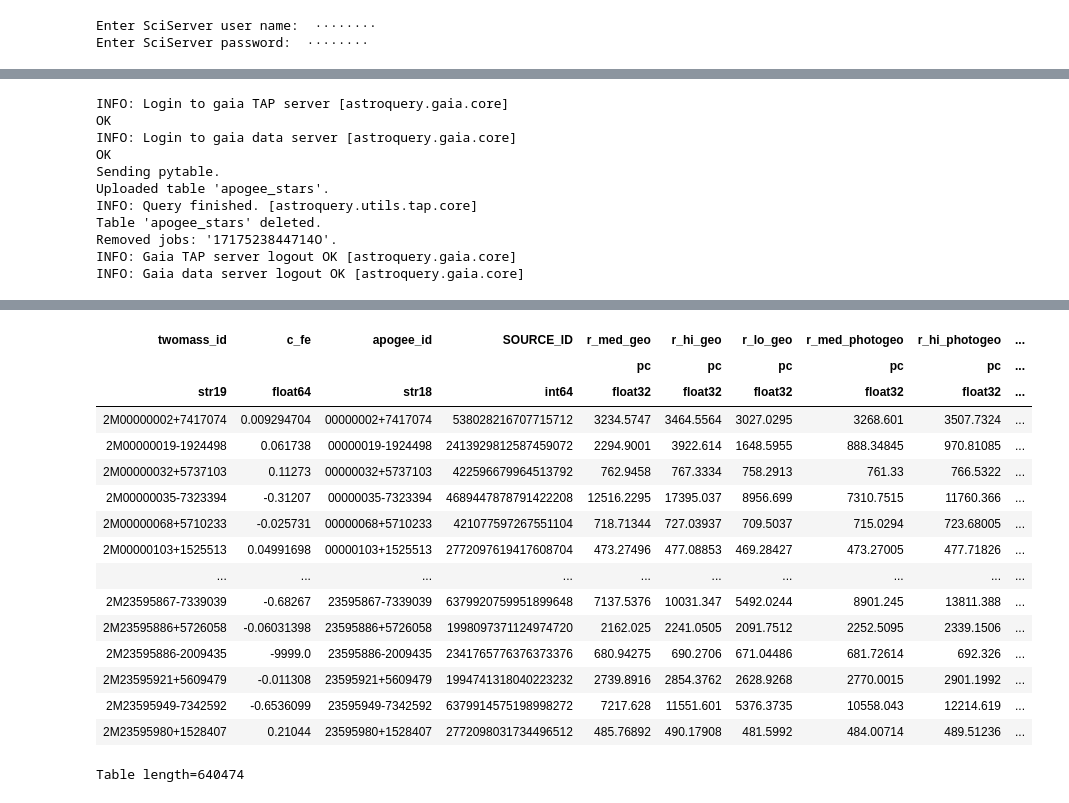
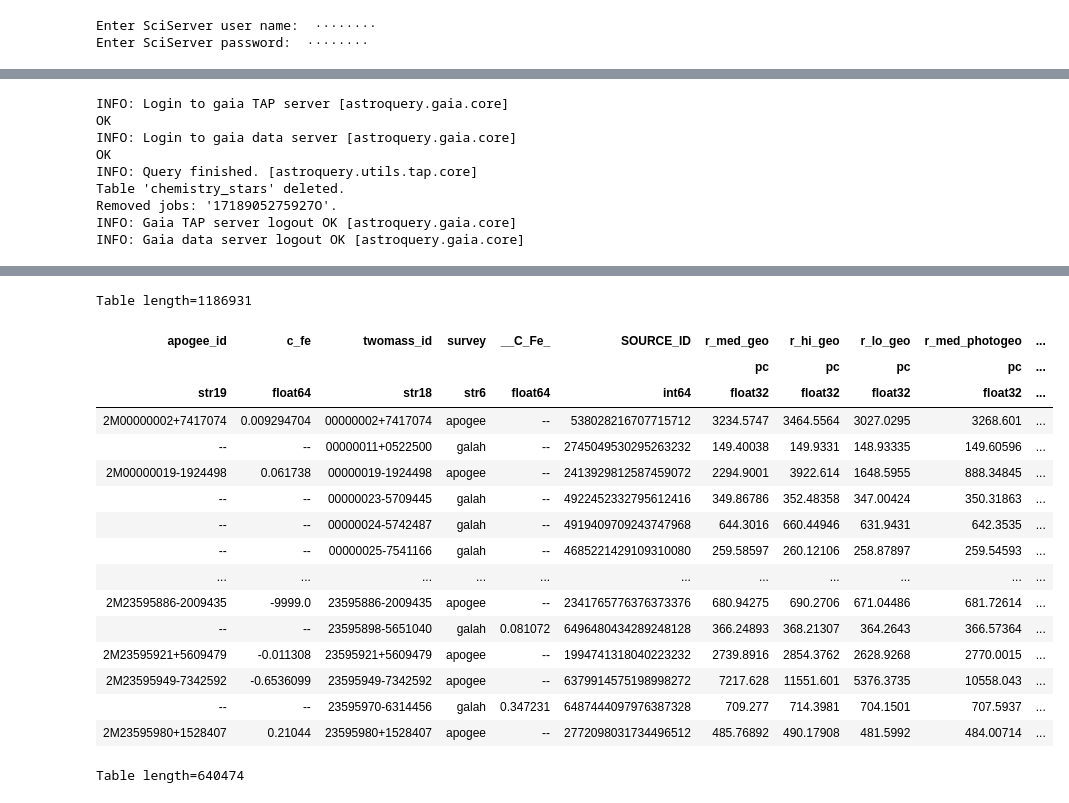
Before and after one commit to brianpatrick/os_gaia_module, a Jupyter notebook: src/chemistry/chemistry.ipynb, the cells around one changed output, grey strips where cells are left out. Drawn from its saved outputs; the diff is of its cells as text; code cells hidden in the pictures.

Commit message:
added chemistry and solar analogues notebooks

```diff
--- a/src/chemistry/chemistry.ipynb
+++ b/src/chemistry/chemistry.ipynb
@@ -120,0 +125,5 @@ Table length=733901
+# %%
+#retrieve the GALAH DR3 dataset from Vizier
+#reading in the catalogue
+catalog = Vizier(catalog='J/MNRAS/506/150/stars', columns=['**'], row_limit=-1).query_constraints()
+catalog[0]
@@ -120,0 +148,7 @@ Table length=733901
+# %%
+#choosing our GALAH columns
+#we take the 2MASS id and any chemistry data we want
+galah = catalog[0][['_2MASS', '__C_Fe_']]
+galah.rename_column('_2MASS', 'twomass_id')
+
+galah['survey'] = ['galah']*len(galah)
@@ -121,3 +157,5 @@ Table length=733901
+# %%
+data = vstack([apogee, galah])
 # %%
 #Query Gaia ESA ADQL server using apogee_ids to match to Gaia stars and obtain proper motion to calculate uvw as well as photometric data
 
@@ -128,28 +166,28 @@ Gaia.login(credentials_file='../common/gaia_credentials.txt')
 file = open('../common/gaia_credentials.txt', 'r')
 username = file.readline().strip()
 
-#Upload table (table name will be forced to lowercase)
-job = Gaia.upload_table(upload_resource=data[['apogee_id']], table_name="apogee_stars", format="csv")
+# #Upload table (table name will be forced to lowercase)
+# job = Gaia.upload_table(upload_resource=data[['twomass_id']], table_name="chemistry_stars", format="csv")
 
 #Query Gaia DR3 source for parallaxes
 #Potentially want Bailer Jones distances pending figuring out the parallax error issue
-job = Gaia.launch_job_async("select a.apogee_id, "
+job = Gaia.launch_job_async("select a.twomass_id, "
                             "gaia_match.source_id, "
                             "bj.r_med_geo, bj.r_hi_geo, bj.r_lo_geo, bj.r_med_photogeo, bj.r_hi_photogeo, bj.r_lo_photogeo, "
                             "c.ra, c.dec, c.pmra, c.pmdec, c.radial_velocity, c.phot_g_mean_mag, c.bp_g, c.teff_gspphot "
-                            "from user_"+username+".apogee_stars a inner join gaiadr3.tmass_psc_xsc_best_neighbour gaia_match on a.apogee_id = gaia_match.original_ext_source_id "
+                            "from user_"+username+".chemistry_stars a inner join gaiadr3.tmass_psc_xsc_best_neighbour gaia_match on a.twomass_id = gaia_match.original_ext_source_id "
                             "inner join external.gaiaedr3_distance bj on gaia_match.source_id = bj.source_id "
                             "inner join gaiadr3.gaia_source c on gaia_match.source_id = c.source_id",
                             dump_to_file=False)
 
 #put the resulting table into a dataframe and fix the dtype of the apogee_id column
 query_data = job.get_results()
-query_data['apogee_id'] = query_data.Column(data=[str(query_data['apogee_id'][i]) for i in range(len(query_data))],
+query_data['twomass_id'] = query_data.Column(data=[str(query_data['twomass_id'][i]) for i in range(len(query_data))],
                                                    meta=collections.OrderedDict([('ucd', 'meta.id.tmass')]),
-                                                   description='APOGEE ID')
+                                                   description='2MASS ID')
 
 #Deleting table and job from Gaia ESA server so we don't clog the memory
-Gaia.delete_user_table('apogee_stars')
+Gaia.delete_user_table('chemistry_stars')
 Gaia.remove_jobs(job.jobid)
 
 Gaia.logout()
@@ -158,15 +196,13 @@ INFO: Login to gaia TAP server [astroquery.gaia.core]
 OK
 INFO: Login to gaia data server [astroquery.gaia.core]
 OK
-Sending pytable.
-Uploaded table 'apogee_stars'.
 INFO: Query finished. [astroquery.utils.tap.core]
-Table 'apogee_stars' deleted.
-Removed jobs: '1717523844714O'.
+Table 'chemistry_stars' deleted.
+Removed jobs: '1718905275927O'.
 INFO: Gaia TAP server logout OK [astroquery.gaia.core]
 INFO: Gaia data server logout OK [astroquery.gaia.core]
 # %%
 #join table onto data
-data = unique(join(data, query_data, keys='apogee_id', join_type='inner'), keys=['apogee_id', 'SOURCE_ID'])
+data = unique(join(data, query_data, keys='twomass_id', join_type='inner'), keys=['twomass_id', 'SOURCE_ID'])
 data
 # %% [output]
@@ -174,19 +211,20 @@ Table length=640474
+Table length=1186931
-| twomass_id | c_fe | apogee_id | SOURCE_ID | r_med_geo | r_hi_geo | r_lo_geo | r_med_photogeo | r_hi_photogeo | ... |
-|  |  |  |  | pc | pc | pc | pc | pc | ... |
-| str19 | float64 | str18 | int64 | float32 | float32 | float32 | float32 | float32 | ... |
-| 2M00000002+7417074 | 0.009294704 | 00000002+7417074 | 538028216707715712 | 3234.5747 | 3464.5564 | 3027.0295 | 3268.601 | 3507.7324 | ... |
-| 2M00000019-1924498 | 0.061738 | 00000019-1924498 | 2413929812587459072 | 2294.9001 | 3922.614 | 1648.5955 | 888.34845 | 970.81085 | ... |
-| 2M00000032+5737103 | 0.11273 | 00000032+5737103 | 422596679964513792 | 762.9458 | 767.3334 | 758.2913 | 761.33 | 766.5322 | ... |
-| 2M00000035-7323394 | -0.31207 | 00000035-7323394 | 4689447878791422208 | 12516.2295 | 17395.037 | 8956.699 | 7310.7515 | 11760.366 | ... |
-| 2M00000068+5710233 | -0.025731 | 00000068+5710233 | 421077597267551104 | 718.71344 | 727.03937 | 709.5037 | 715.0294 | 723.68005 | ... |
-| 2M00000103+1525513 | 0.04991698 | 00000103+1525513 | 2772097619417608704 | 473.27496 | 477.08853 | 469.28427 | 473.27005 | 477.71826 | ... |
-| ... | ... | ... | ... | ... | ... | ... | ... | ... | ... |
-| 2M23595867-7339039 | -0.68267 | 23595867-7339039 | 6379920759951899648 | 7137.5376 | 10031.347 | 5492.0244 | 8901.245 | 13811.388 | ... |
-| 2M23595886+5726058 | -0.06031398 | 23595886+5726058 | 1998097371124974720 | 2162.025 | 2241.0505 | 2091.7512 | 2252.5095 | 2339.1506 | ... |
-| 2M23595886-2009435 | -9999.0 | 23595886-2009435 | 2341765776376373376 | 680.94275 | 690.2706 | 671.04486 | 681.72614 | 692.326 | ... |
-| 2M23595921+5609479 | -0.011308 | 23595921+5609479 | 1994741318040223232 | 2739.8916 | 2854.3762 | 2628.9268 | 2770.0015 | 2901.1992 | ... |
-| 2M23595949-7342592 | -0.6536099 | 23595949-7342592 | 6379914575198998272 | 7217.628 | 11551.601 | 5376.3735 | 10558.043 | 12214.619 | ... |
-| 2M23595980+1528407 | 0.21044 | 23595980+1528407 | 2772098031734496512 | 485.76892 | 490.17908 | 481.5992 | 484.00714 | 489.51236 | ... |
+| apogee_id | c_fe | twomass_id | survey | __C_Fe_ | SOURCE_ID | r_med_geo | r_hi_geo | r_lo_geo | r_med_photogeo | ... |
+|  |  |  |  |  |  | pc | pc | pc | pc | ... |
+| str19 | float64 | str18 | str6 | float64 | int64 | float32 | float32 | float32 | float32 | ... |
+| 2M00000002+7417074 | 0.009294704 | 00000002+7417074 | apogee | -- | 538028216707715712 | 3234.5747 | 3464.5564 | 3027.0295 | 3268.601 | ... |
+| -- | -- | 00000011+0522500 | galah | -- | 2745049530295263232 | 149.40038 | 149.9331 | 148.93335 | 149.60596 | ... |
+| 2M00000019-1924498 | 0.061738 | 00000019-1924498 | apogee | -- | 2413929812587459072 | 2294.9001 | 3922.614 | 1648.5955 | 888.34845 | ... |
+| -- | -- | 00000023-5709445 | galah | -- | 4922452332795612416 | 349.86786 | 352.48358 | 347.00424 | 350.31863 | ... |
+| -- | -- | 00000024-5742487 | galah | -- | 4919409709243747968 | 644.3016 | 660.44946 | 631.9431 | 642.3535 | ... |
+| -- | -- | 00000025-7541166 | galah | -- | 4685221429109310080 | 259.58597 | 260.12106 | 258.87897 | 259.54593 | ... |
+| ... | ... | ... | ... | ... | ... | ... | ... | ... | ... | ... |
+| 2M23595886-2009435 | -9999.0 | 23595886-2009435 | apogee | -- | 2341765776376373376 | 680.94275 | 690.2706 | 671.04486 | 681.72614 | ... |
+| -- | -- | 23595898-5651040 | galah | 0.081072 | 6496480434289248128 | 366.24893 | 368.21307 | 364.2643 | 366.57364 | ... |
+| 2M23595921+5609479 | -0.011308 | 23595921+5609479 | apogee | -- | 1994741318040223232 | 2739.8916 | 2854.3762 | 2628.9268 | 2770.0015 | ... |
+| 2M23595949-7342592 | -0.6536099 | 23595949-7342592 | apogee | -- | 6379914575198998272 | 7217.628 | 11551.601 | 5376.3735 | 10558.043 | ... |
+| -- | -- | 23595970-6314456 | galah | 0.347231 | 6487444097976387328 | 709.277 | 714.3981 | 704.1501 | 707.5937 | ... |
+| 2M23595980+1528407 | 0.21044 | 23595980+1528407 | apogee | -- | 2772098031734496512 | 485.76892 | 490.17908 | 481.5992 | 484.00714 | ... |
 # %%
 data
 # %% [output]
```
Also changed, not shown: parts of 9 cells of this notebook, 1 other file.
